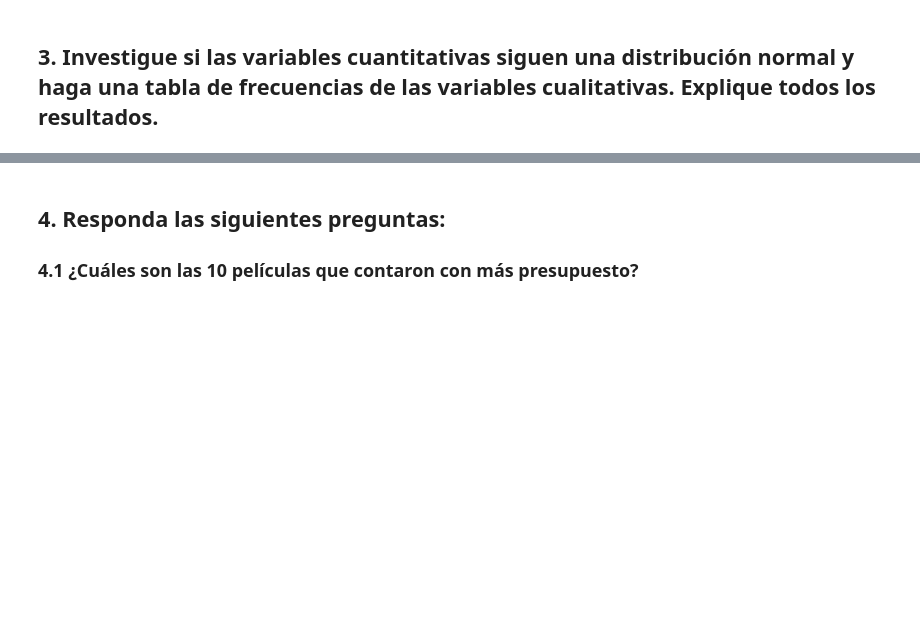
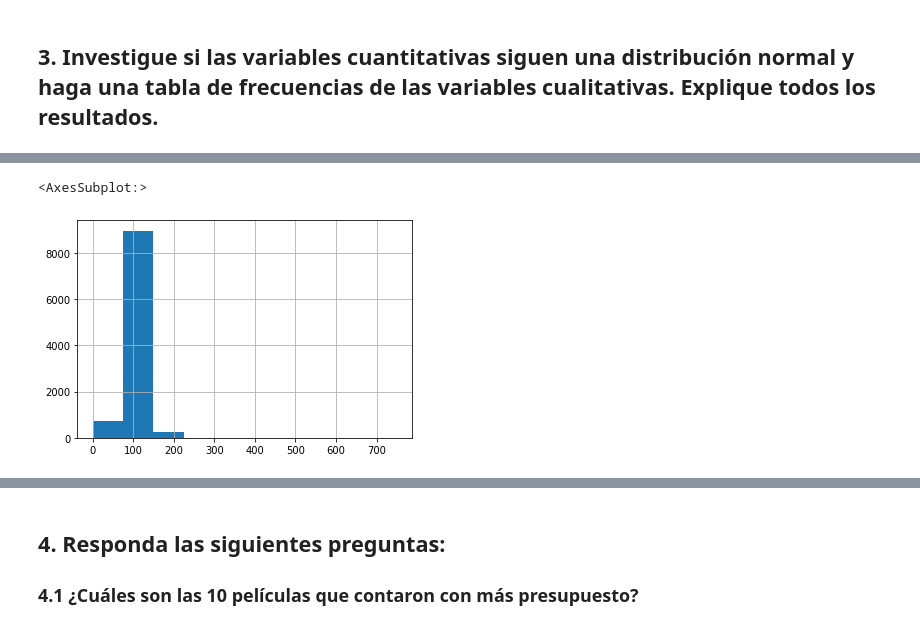
Before and after one commit to wsaldana/Miner-aHDT1, a Jupyter notebook: MineriaHDT1.ipynb, the cells around one changed output, grey strips where cells are left out. Cells and saved outputs as stored; diff of their text form; code cells hidden in the pictures; blank space fills up the shorter version.

```diff
--- a/MineriaHDT1.ipynb
+++ b/MineriaHDT1.ipynb
@@ -62,0 +94,5 @@ df.head()
+# %%
+df['runtime'].hist()
+# %% [output]
+<AxesSubplot:>
+[figure, added]
```
Also changed, not shown: parts of 40 cells of this notebook.
